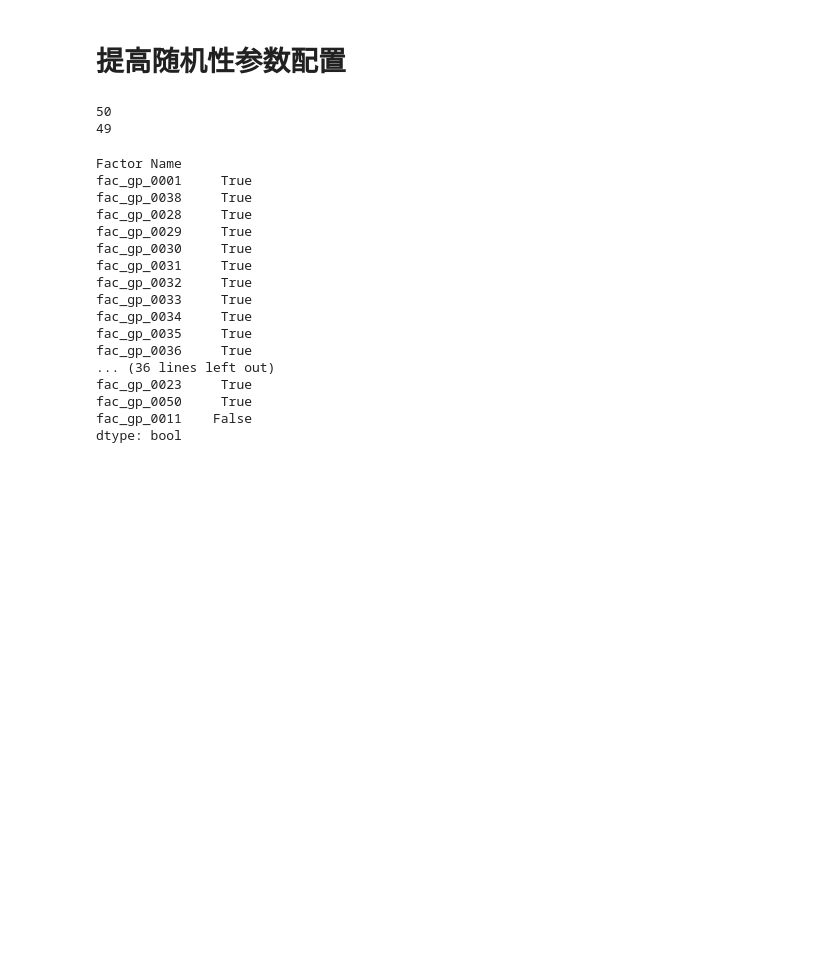
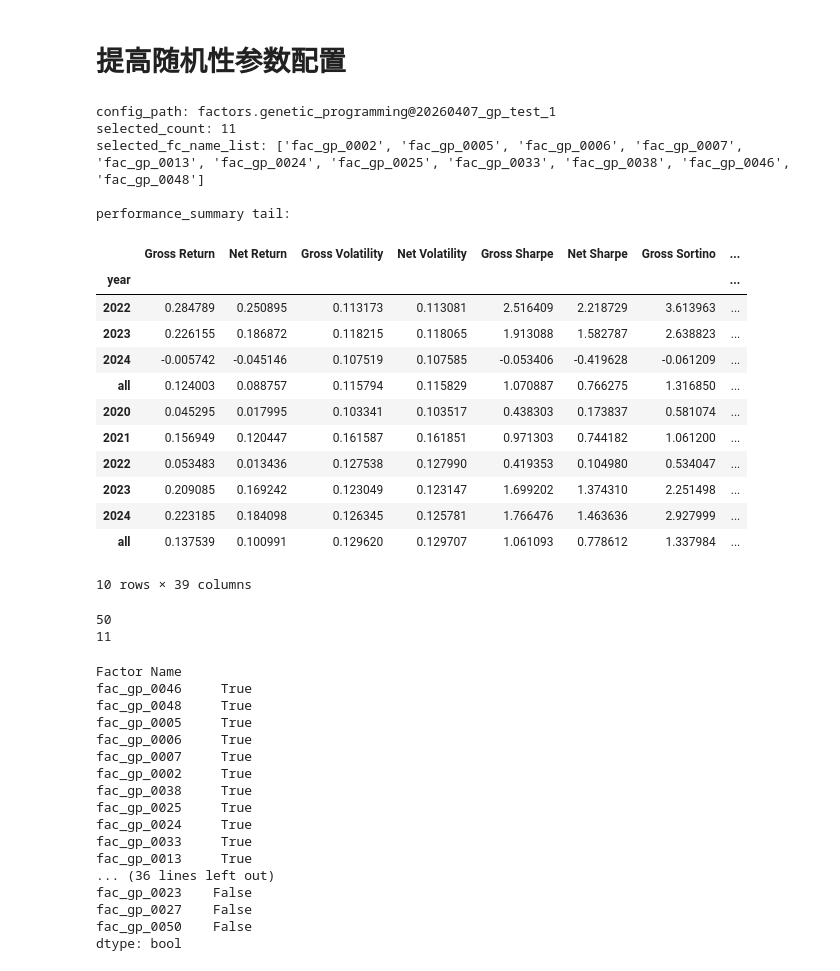
Before and after one commit to leoweng111/lionet, a Jupyter notebook: notebook/factor_automine_20260327.ipynb, the cells around one changed output. Drawn from its saved outputs; the diff is of its cells as text; code cells hidden in the pictures; blank space fills up the shorter version.

```diff
--- a/notebook/factor_automine_20260327.ipynb
+++ b/notebook/factor_automine_20260327.ipynb
@@ -104,21 +104,21 @@ fg = GeneticFactorGenerator(
     instrument_id_list='C0',
     start_time='20200101',
     end_time='20241231',
-    version='20260403_gp_test_2',
+    version='20260407_gp_test_1',
     calculate_baseline=True,
     max_factor_count=50,
     rolling_norm_clip=5.0,  # 限制最大杠杆比
-    gp_generations=50,
+    gp_generations=60,
     fitness_metric='ic',
     gp_max_depth=6,
-    gp_population_size=300,  # 每轮生成的因子数量
-    gp_elite_size=30,        # 每轮前gp_elite_size个因子直接保留（不变异）进入下一轮
+    gp_population_size=500,  # 每轮生成的因子数量
+    gp_elite_size=50,        # 每轮前gp_elite_size个因子直接保留（不变异）进入下一轮
     gp_elite_relative_threshold=0.65,
-    gp_crossover_prob=0.5,
+    gp_crossover_prob=0.3,
     gp_leaf_prob=0.2,
     gp_const_prob=0.02,
-    gp_mutation_prob=0.5,
-    gp_tournament_size=4,
+    gp_mutation_prob=0.7,
+    gp_tournament_size=3,
     gp_window_choices=[3, 5, 10, 20, 30],
     gp_depth_penalty_coef=0.0,
     gp_depth_penalty_start_depth=6,
@@ -130,33 +130,52 @@ fg = GeneticFactorGenerator(
     gp_assumed_initial_capital=100000,
     gp_small_factor_penalty_coef=0.0,
     gp_elite_stagnation_generation_count=4,
     gp_max_shock_generation=3,
 
 )
 
 # 2) 过滤阈值（沿用项目内日常脚本的默认思路）
 filter_indicator_dict = {
     'Net Return': (0.05, 0.03, 1),
     'Net Sharpe': (0.5, 0.3, 1),
 }
 
 # 3) 一键执行：自动挖掘 + 筛选 + 保存
 result = fg.auto_mine_select_and_save_fc(
     filter_indicator_dict=filter_indicator_dict,
     n_jobs=5,
     require_all_row=True,
     require_all_instruments=True,
 )
 
 # 4) 查看结果
 print("config_path:", result.get("config_path"))
 print("selected_count:", len(result.get("selected_fc_name_list", [])))
 print("selected_fc_name_list:", result.get("selected_fc_name_list", []))
 
 bt = result.get("bt")
 if bt is not None and getattr(bt, "performance_summary", None) is not None:
     print("\nperformance_summary tail:")
     display(bt.performance_summary.tail(10))
+# %% [output]
+config_path: factors.genetic_programming@20260407_gp_test_1
+selected_count: 11
+selected_fc_name_list: ['fac_gp_0002', 'fac_gp_0005', 'fac_gp_0006', 'fac_gp_0007', 'fac_gp_0013', 'fac_gp_0024', 'fac_gp_0025', 'fac_gp_0033', 'fac_gp_0038', 'fac_gp_0046', 'fac_gp_0048']
+
+performance_summary tail:
+|  | Gross Return | Net Return | Gross Volatility | Net Volatility | Gross Sharpe | Net Sharpe | Gross Sortino | ... |
+| year |  |  |  |  |  |  |  | ... |
+| 2022 | 0.284789 | 0.250895 | 0.113173 | 0.113081 | 2.516409 | 2.218729 | 3.613963 | ... |
+| 2023 | 0.226155 | 0.186872 | 0.118215 | 0.118065 | 1.913088 | 1.582787 | 2.638823 | ... |
+| 2024 | -0.005742 | -0.045146 | 0.107519 | 0.107585 | -0.053406 | -0.419628 | -0.061209 | ... |
+| all | 0.124003 | 0.088757 | 0.115794 | 0.115829 | 1.070887 | 0.766275 | 1.316850 | ... |
+| 2020 | 0.045295 | 0.017995 | 0.103341 | 0.103517 | 0.438303 | 0.173837 | 0.581074 | ... |
+| 2021 | 0.156949 | 0.120447 | 0.161587 | 0.161851 | 0.971303 | 0.744182 | 1.061200 | ... |
+| 2022 | 0.053483 | 0.013436 | 0.127538 | 0.127990 | 0.419353 | 0.104980 | 0.534047 | ... |
+| 2023 | 0.209085 | 0.169242 | 0.123049 | 0.123147 | 1.699202 | 1.374310 | 2.251498 | ... |
+| 2024 | 0.223185 | 0.184098 | 0.126345 | 0.125781 | 1.766476 | 1.463636 | 2.927999 | ... |
+| all | 0.137539 | 0.100991 | 0.129620 | 0.129707 | 1.061093 | 0.778612 | 1.337984 | ... |
+10 rows × 39 columns
 # %%
     # 总体概括
 bt = result['bt']
@@ -168,7 +187,7 @@ selected_fc_name_list = result['selected_fc_name_list']
 print(len(selected_fc_name_list))
 # %% [output]
 50
-49
+11
 # %%
 # 检查每年指标
 df = bt.performance_summary.loc[bt.performance_summary.index != 'all'].reset_index()
@@ -177,21 +196,21 @@ check2 = df.groupby('Factor Name').apply(lambda x: all(x['Net Return'] >= 0.03),
 print(check1)
 # %% [output]
 Factor Name
-fac_gp_0001     True
+fac_gp_0046     True
+fac_gp_0048     True
+fac_gp_0005     True
+fac_gp_0006     True
+fac_gp_0007     True
+fac_gp_0002     True
 fac_gp_0038     True
-fac_gp_0028     True
-fac_gp_0029     True
-fac_gp_0030     True
-fac_gp_0031     True
-fac_gp_0032     True
+fac_gp_0025     True
+fac_gp_0024     True
 fac_gp_0033     True
-fac_gp_0034     True
-fac_gp_0035     True
-fac_gp_0036     True
+fac_gp_0013     True
 ... (36 lines left out)
-fac_gp_0023     True
-fac_gp_0050     True
-fac_gp_0011    False
+fac_gp_0023    False
+fac_gp_0027    False
+fac_gp_0050    False
 dtype: bool
 # %%
 print(check2)
```
Also changed, not shown: parts of 7 cells of this notebook, 5 other files.
